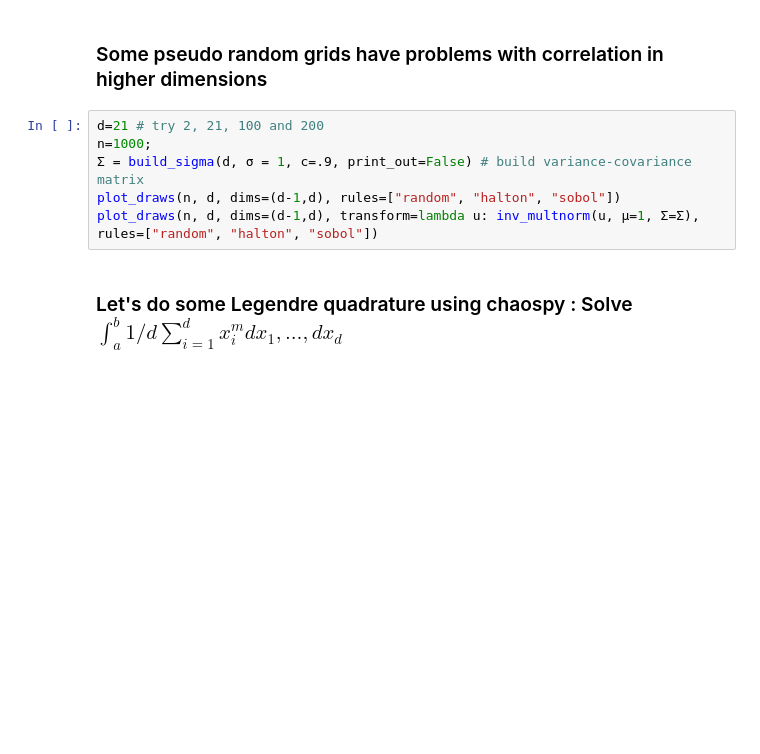
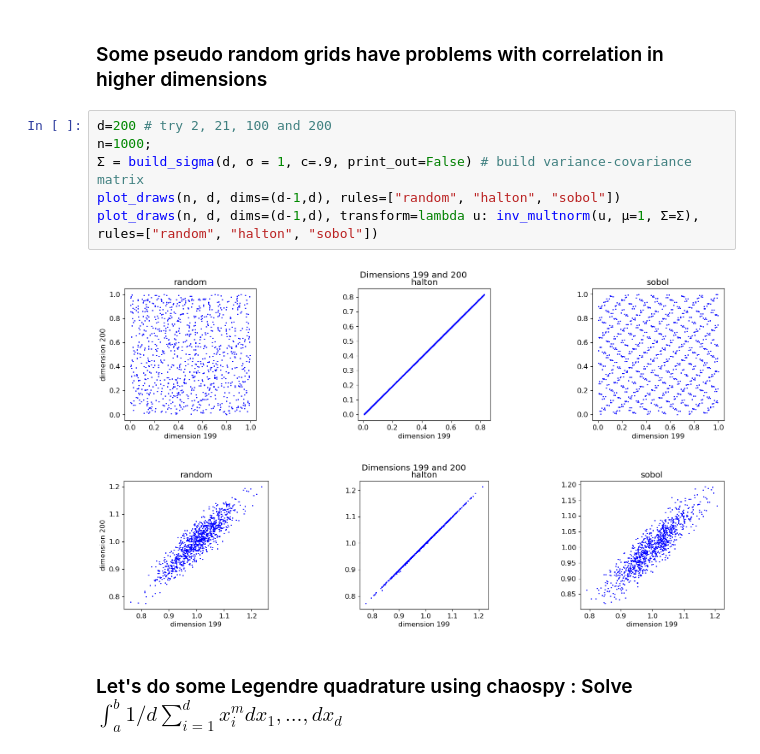
Before and after one commit to bschjerning/dp_ucph, a Jupyter notebook: 1_theory_tools/04_multi_d_integration.ipynb, the cells around one changed output. Saved outputs shown, nothing was run; the diff lists cells and outputs as text; blank space fills up the shorter version.

```diff
--- a/1_theory_tools/04_multi_d_integration.ipynb
+++ b/1_theory_tools/04_multi_d_integration.ipynb
@@ -360,11 +428,14 @@ plot_draws(n, d, dims=(1,2), transform = lambda u: inv_multnorm(u, μ=1, Σ=Σ))
 # %% [markdown]
 ### Some pseudo random grids have problems with correlation in higher dimensions
 # %%
-d=21 # try 2, 21, 100 and 200
+d=200 # try 2, 21, 100 and 200
 n=1000;
 Σ = build_sigma(d, σ = 1, c=.9, print_out=False) # build variance-covariance matrix
 plot_draws(n, d, dims=(d-1,d), rules=["random", "halton", "sobol"])
 plot_draws(n, d, dims=(d-1,d), transform=lambda u: inv_multnorm(u, μ=1, Σ=Σ), rules=["random", "halton", "sobol"])
+# %% [output]
+[figure, added]
+[figure, added]
 # %% [markdown]
 ### Let's do some Legendre quadrature using chaospy : Solve $\int_a^b 1/d \sum_{i=1}^d x_i^m dx_1,\dots,dx_d$
 # %%
```
Also changed, not shown: parts of 22 cells of this notebook, 9 other files.
